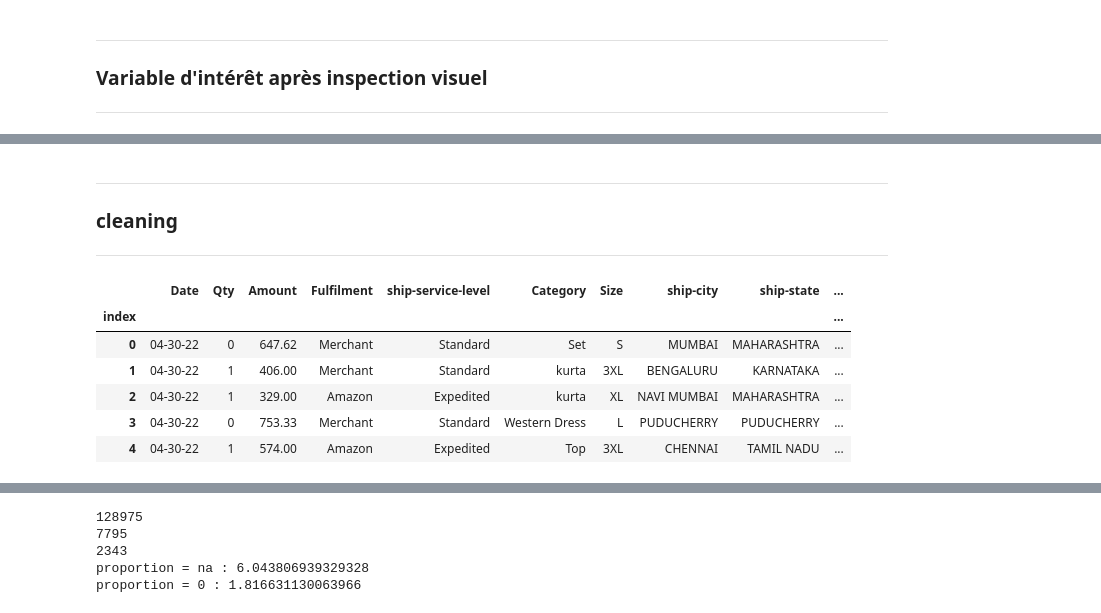
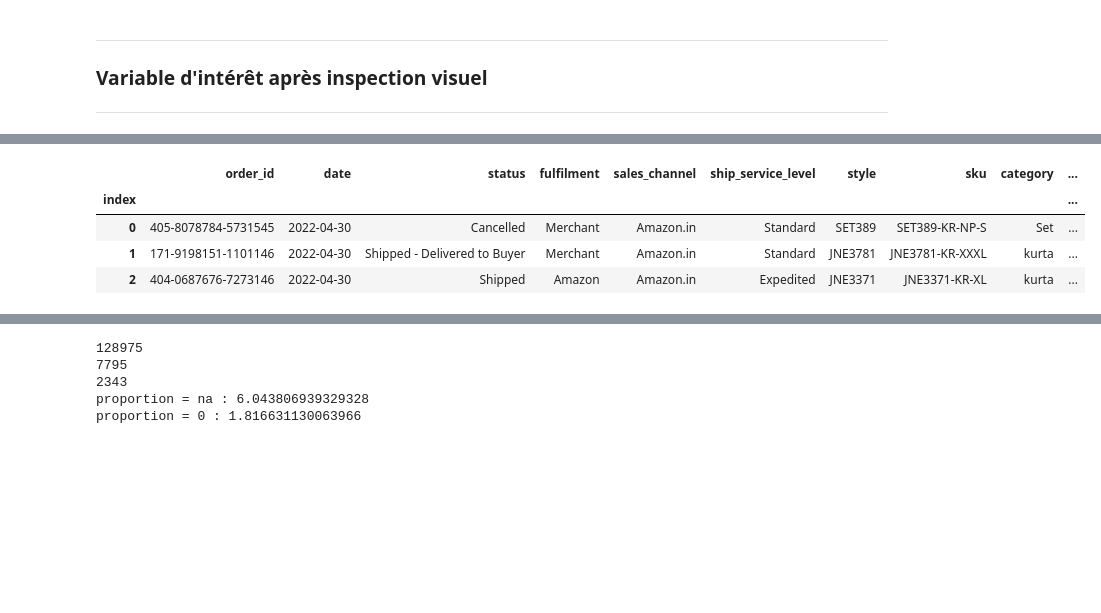
Before and after one commit to caseguin/Clustering, a Jupyter notebook: cas_crak.ipynb, the cells around one changed output, grey strips where cells are left out. Drawn from its saved outputs; the diff is of its cells as text; code cells hidden in the pictures; blank space fills up the shorter version.

```diff
--- a/cas_crak.ipynb
+++ b/cas_crak.ipynb
@@ -277,11 +307,14 @@ sale_report[col_quali]
 # %%
 # Count the number of observations for each city
-city_counts = sale_report['ship-city'].value_counts()
-state_counts = sale_report['ship-state'].value_counts()
+city_counts = sale_report['ship_city'].value_counts()
+state_counts = sale_report['ship_state'].value_counts()
 
 # Keep only the top 11 cities and combine the rest into 'Other'
 top_cities = city_counts.head(20).index
 top_states = state_counts.head(20).index
 
-sale_report['ship_city_top'] = sale_report['ship-city'].apply(lambda x: x if x in top_cities else 'Other')
-sale_report['ship_state_top'] = sale_report['ship-state'].apply(lambda x: x if x in top_states else 'Other')
+sale_report['ship_city_top'] = sale_report['ship_city'].apply(lambda x: x if x in top_cities else 'Other')
+sale_report['ship_state_top'] = sale_report['ship_state'].apply(lambda x: x if x in top_states else 'Other')
+
+# print(sale_report['ship_city_top'].value_counts())
+print(sale_report['ship_state_top'].value_counts())
@@ -309,5 +339,4 @@ Name: ship_city_top, dtype: int64
 # %%
-# Promotion
-import numpy as np
-sale_report['promo'] = np.where(sale_report['promotion-ids'].notna(), True, False)
-sale_report['ship-country'] = sale_report['ship-country'].fillna('WO')
+# Ajust variable for plot
+sale_report['promo'] = np.where(sale_report['promotion_ids'].notna(), True, False)
+sale_report['ship_country'] = sale_report['ship_country'].fillna('WO')
@@ -363,12 +380,3 @@ plt.show()
 ***
 ### Variable d'intérêt après inspection visuel
 ***
-# %%
-sale_report = pd.read_csv(path_data + 'Amazon_Sale_Report.csv', index_col=0)
-# %%
-sale_report['promo'] = np.where(sale_report['promotion-ids'].notna(), True, False)
-
-col = ['Date', 'Qty', 'Amount', 'Fulfilment', 'ship-service-level', 'Category', 'Size', 'ship-city', 'ship-state', 'promo']
-# col = ['Date', 'Amount', 'Fulfilment', 'ship-service-level', 'Category', 'Size', 'ship-city', 'ship-state', 'promo']
-sale_report = sale_report[col]
-sale_report.head()
@@ -383,17 +383,11 @@ sale_report.head()
-# %% [markdown]
-***
-### cleaning
-***
 # %%
-sale_report.head()
+sale_report.head(3)
 # %% [output]
-|  | Date | Qty | Amount | Fulfilment | ship-service-level | Category | Size | ship-city | ship-state | ... |
+|  | order_id | date | status | fulfilment | sales_channel | ship_service_level | style | sku | category | ... |
 | index |  |  |  |  |  |  |  |  |  | ... |
-| 0 | 04-30-22 | 0 | 647.62 | Merchant | Standard | Set | S | MUMBAI | MAHARASHTRA | ... |
-| 1 | 04-30-22 | 1 | 406.00 | Merchant | Standard | kurta | 3XL | BENGALURU | KARNATAKA | ... |
-| 2 | 04-30-22 | 1 | 329.00 | Amazon | Expedited | kurta | XL | NAVI MUMBAI | MAHARASHTRA | ... |
-| 3 | 04-30-22 | 0 | 753.33 | Merchant | Standard | Western Dress | L | PUDUCHERRY | PUDUCHERRY | ... |
-| 4 | 04-30-22 | 1 | 574.00 | Amazon | Expedited | Top | 3XL | CHENNAI | TAMIL NADU | ... |
+| 0 | 405-8078784-5731545 | 2022-04-30 | Cancelled | Merchant | Amazon.in | Standard | SET389 | SET389-KR-NP-S | Set | ... |
+| 1 | 171-9198151-1101146 | 2022-04-30 | Shipped - Delivered to Buyer | Merchant | Amazon.in | Standard | JNE3781 | JNE3781-KR-XXXL | kurta | ... |
+| 2 | 404-0687676-7273146 | 2022-04-30 | Shipped | Amazon | Amazon.in | Expedited | JNE3371 | JNE3371-KR-XL | kurta | ... |
 # %%
 # Missing values
 sale_report.isna().sum()
```
Also changed, not shown: parts of 85 cells of this notebook, 12 other files.
